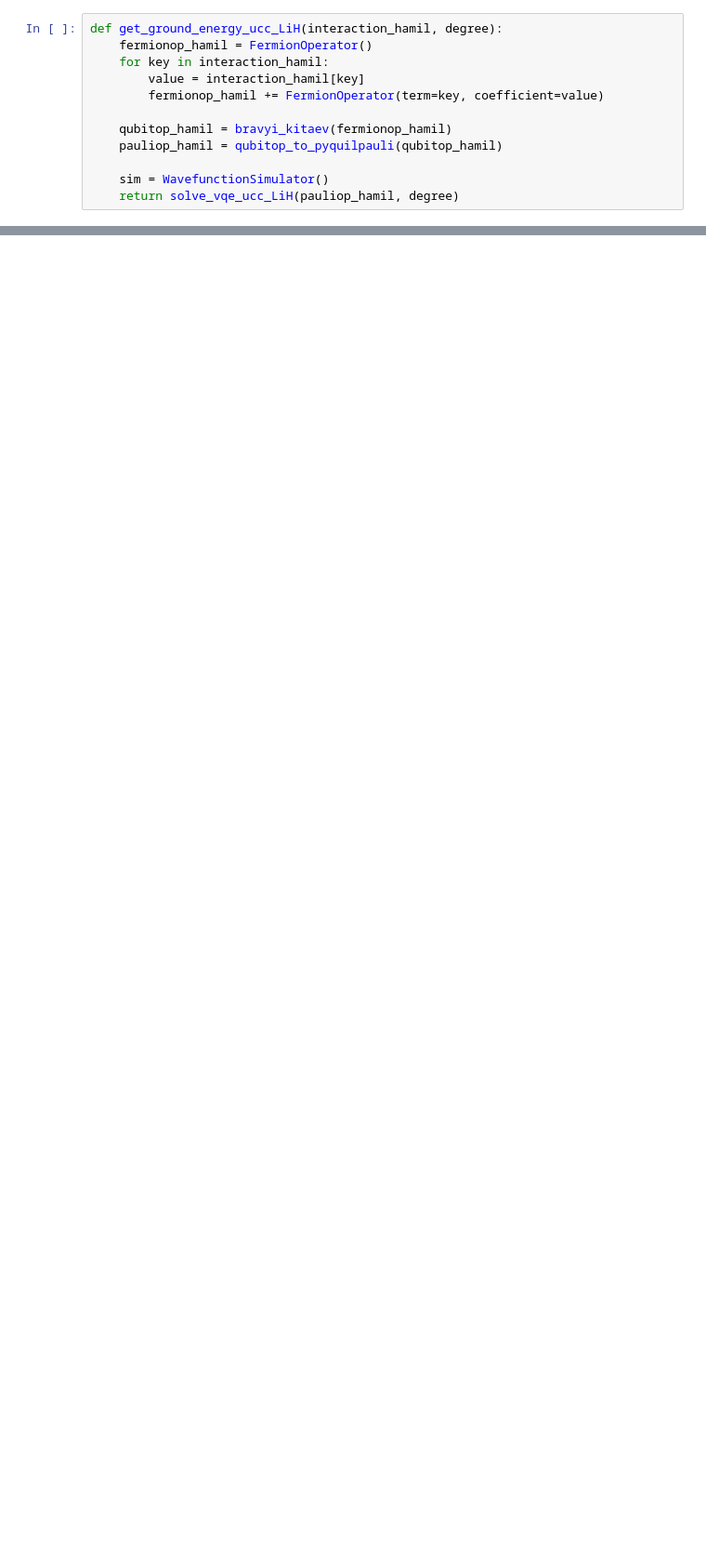
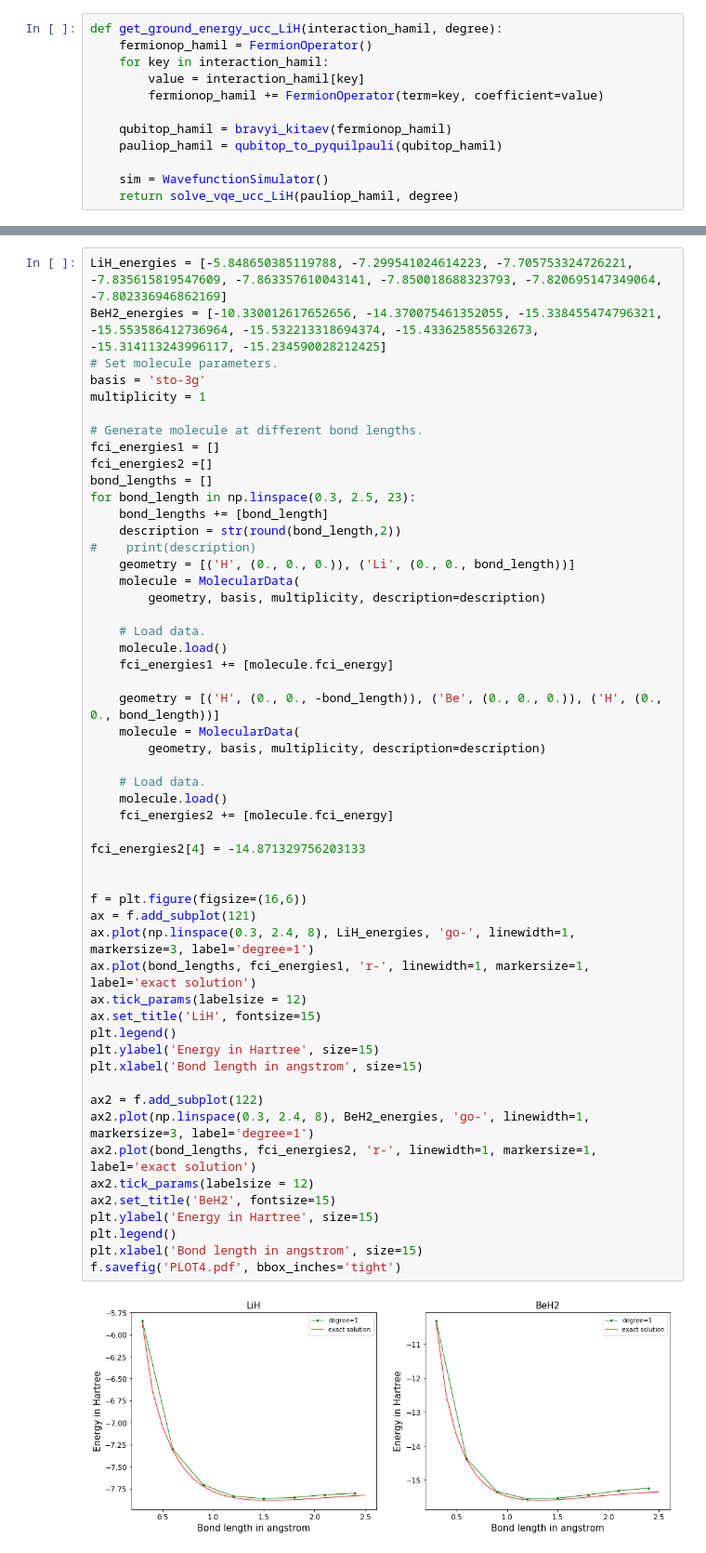
Before and after one commit to mingyu-kang/cs269q_openfermion, a Jupyter notebook: LiH_UCC.ipynb, the cells around one changed output, grey strips where cells are left out. Shown at 93% size. Saved outputs shown, nothing was run; the diff lists cells and outputs as text; blank space fills up the shorter version.

```diff
--- a/LiH_UCC.ipynb
+++ b/LiH_UCC.ipynb
@@ -202,0 +255,55 @@ plt.show()
+# %%
+LiH_energies = [-5.848650385119788, -7.299541024614223, -7.705753324726221, -7.835615819547609, -7.863357610043141, -7.850018688323793, -7.820695147349064, -7.802336946862169]
+BeH2_energies = [-10.330012617652656, -14.370075461352055, -15.338455474796321, -15.553586412736964, -15.532213318694374, -15.433625855632673, -15.314113243996117, -15.234590028212425]
+# Set molecule parameters.
+basis = 'sto-3g'
+multiplicity = 1
+
+# Generate molecule at different bond lengths.
+fci_energies1 = []
+fci_energies2 =[]
+bond_lengths = []
+for bond_length in np.linspace(0.3, 2.5, 23):
+    bond_lengths += [bond_length]
+    description = str(round(bond_length,2))
+#    print(description)
+    geometry = [('H', (0., 0., 0.)), ('Li', (0., 0., bond_length))]
+    molecule = MolecularData(
+        geometry, basis, multiplicity, description=description)
+
+    # Load data.
+    molecule.load()
+    fci_energies1 += [molecule.fci_energy]
+
+    geometry = [('H', (0., 0., -bond_length)), ('Be', (0., 0., 0.)), ('H', (0., 0., bond_length))]
+    molecule = MolecularData(
+        geometry, basis, multiplicity, description=description)
+
+    # Load data.
+    molecule.load()
+    fci_energies2 += [molecule.fci_energy]
+
+fci_energies2[4] = -14.871329756203133
+
+
+f = plt.figure(figsize=(16,6))
+ax = f.add_subplot(121)
+ax.plot(np.linspace(0.3, 2.4, 8), LiH_energies, 'go-', linewidth=1, markersize=3, label='degree=1')
+ax.plot(bond_lengths, fci_energies1, 'r-', linewidth=1, markersize=1, label='exact solution')
+ax.tick_params(labelsize = 12)
+ax.set_title('LiH', fontsize=15)
+plt.legend()
+plt.ylabel('Energy in Hartree', size=15)
+plt.xlabel('Bond length in angstrom', size=15)
+
+ax2 = f.add_subplot(122)
+ax2.plot(np.linspace(0.3, 2.4, 8), BeH2_energies, 'go-', linewidth=1, markersize=3, label='degree=1')
+ax2.plot(bond_lengths, fci_energies2, 'r-', linewidth=1, markersize=1, label='exact solution')
+ax2.tick_params(labelsize = 12)
+ax2.set_title('BeH2', fontsize=15)
+plt.ylabel('Energy in Hartree', size=15)
+plt.legend()
+plt.xlabel('Bond length in angstrom', size=15)
+f.savefig('PLOT4.pdf', bbox_inches='tight')
+# %% [output]
+[figure, added]
```
Also changed, not shown: parts of 5 cells of this notebook, 11 other files.
